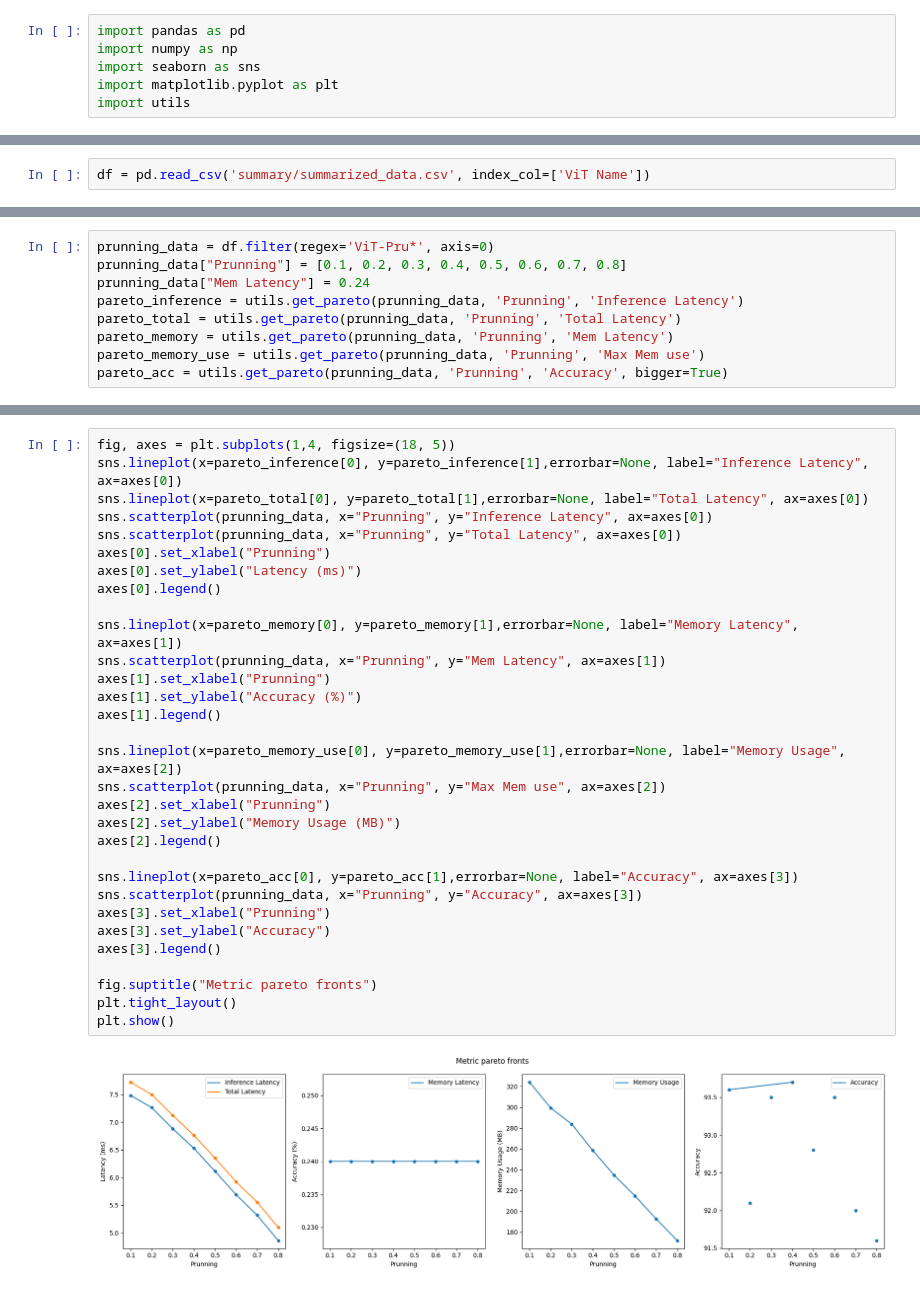
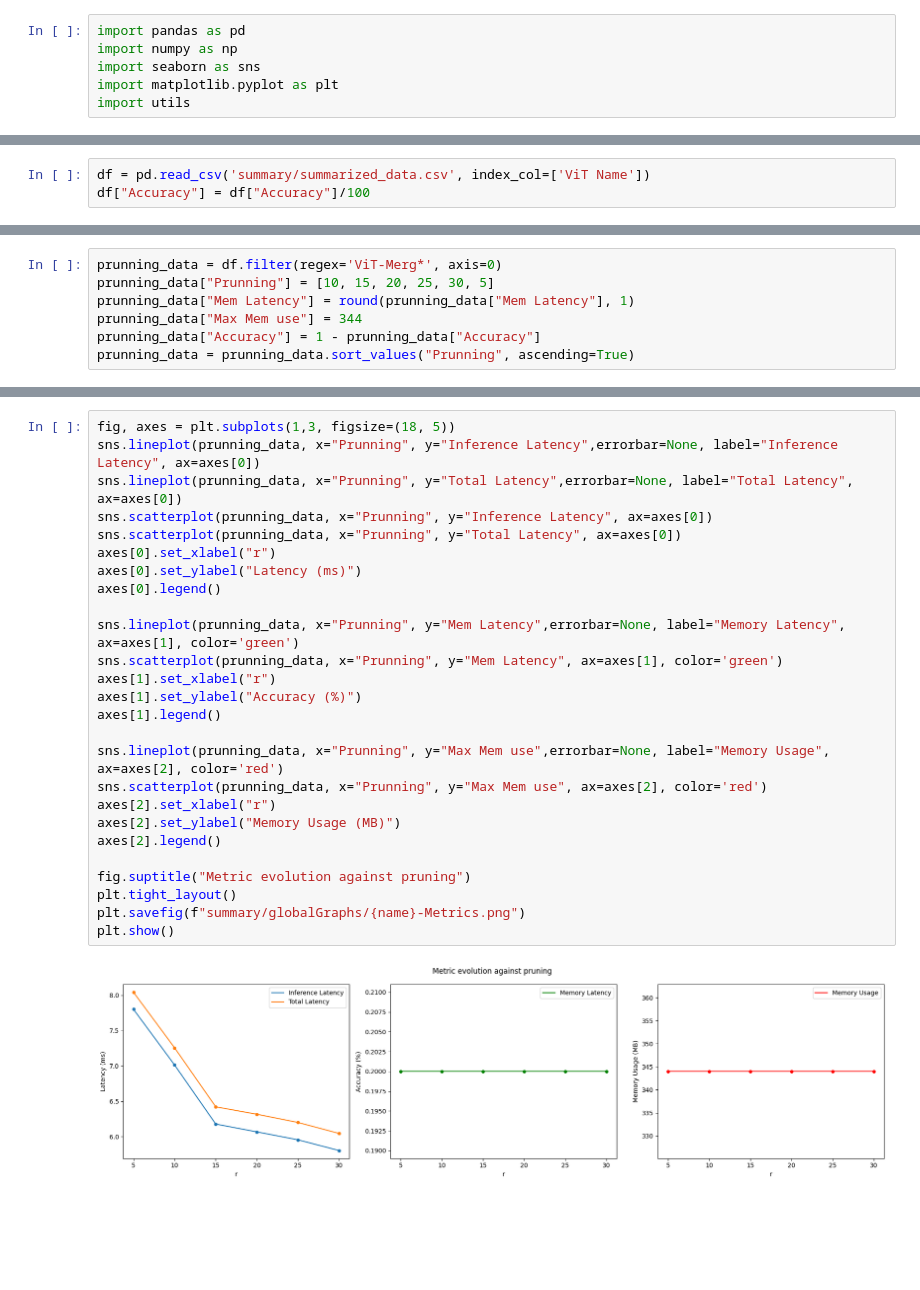
Before and after one commit to Aleixrei73/TFG-Efficient-Vision-Transformer-Inference-on-Edge-Devices, a Jupyter notebook: plotting.ipynb, the cells around one changed output, grey strips where cells are left out. Cells and saved outputs as stored; diff of their text form; blank space fills up the shorter version.

Commit message:
All graphs computed

```diff
--- a/plotting.ipynb
+++ b/plotting.ipynb
@@ -7,2 +9,3 @@ import utils
 # %%
 df = pd.read_csv('summary/summarized_data.csv', index_col=['ViT Name'])
+df["Accuracy"] = df["Accuracy"]/100
@@ -9,12 +16,10 @@ df = pd.read_csv('summary/summarized_data.csv', index_col=['ViT Name'])
 # %%
-prunning_data = df.filter(regex='ViT-Pru*', axis=0)
-prunning_data["Prunning"] = [0.1, 0.2, 0.3, 0.4, 0.5, 0.6, 0.7, 0.8]
-prunning_data["Mem Latency"] = 0.24
-pareto_inference = utils.get_pareto(prunning_data, 'Prunning', 'Inference Latency')
-pareto_total = utils.get_pareto(prunning_data, 'Prunning', 'Total Latency')
-pareto_memory = utils.get_pareto(prunning_data, 'Prunning', 'Mem Latency')
-pareto_memory_use = utils.get_pareto(prunning_data, 'Prunning', 'Max Mem use')
-pareto_acc = utils.get_pareto(prunning_data, 'Prunning', 'Accuracy', bigger=True)
+prunning_data = df.filter(regex='ViT-Merg*', axis=0)
+prunning_data["Prunning"] = [10, 15, 20, 25, 30, 5]
+prunning_data["Mem Latency"] = round(prunning_data["Mem Latency"], 1)
+prunning_data["Max Mem use"] = 344
+prunning_data["Accuracy"] = 1 - prunning_data["Accuracy"]
+prunning_data = prunning_data.sort_values("Prunning", ascending=True)
 # %% [output]
 A value is trying to be set on a copy of a slice from a DataFrame.
 Try using .loc[row_indexer,col_indexer] = value instead
@@ -29,33 +44,28 @@ See the caveats in the documentation: https://pandas.pydata.org/pandas-docs/stab
 # %%
-fig, axes = plt.subplots(1,4, figsize=(18, 5))
-sns.lineplot(x=pareto_inference[0], y=pareto_inference[1],errorbar=None, label="Inference Latency", ax=axes[0])
-sns.lineplot(x=pareto_total[0], y=pareto_total[1],errorbar=None, label="Total Latency", ax=axes[0])
+fig, axes = plt.subplots(1,3, figsize=(18, 5))
+sns.lineplot(prunning_data, x="Prunning", y="Inference Latency",errorbar=None, label="Inference Latency", ax=axes[0])
+sns.lineplot(prunning_data, x="Prunning", y="Total Latency",errorbar=None, label="Total Latency", ax=axes[0])
 sns.scatterplot(prunning_data, x="Prunning", y="Inference Latency", ax=axes[0])
 sns.scatterplot(prunning_data, x="Prunning", y="Total Latency", ax=axes[0])
-axes[0].set_xlabel("Prunning")
+axes[0].set_xlabel("r")
 axes[0].set_ylabel("Latency (ms)")
 axes[0].legend()
 
-sns.lineplot(x=pareto_memory[0], y=pareto_memory[1],errorbar=None, label="Memory Latency", ax=axes[1])
-sns.scatterplot(prunning_data, x="Prunning", y="Mem Latency", ax=axes[1])
-axes[1].set_xlabel("Prunning")
+sns.lineplot(prunning_data, x="Prunning", y="Mem Latency",errorbar=None, label="Memory Latency", ax=axes[1], color='green')
+sns.scatterplot(prunning_data, x="Prunning", y="Mem Latency", ax=axes[1], color='green')
+axes[1].set_xlabel("r")
 axes[1].set_ylabel("Accuracy (%)")
 axes[1].legend()
 
-sns.lineplot(x=pareto_memory_use[0], y=pareto_memory_use[1],errorbar=None, label="Memory Usage", ax=axes[2])
-sns.scatterplot(prunning_data, x="Prunning", y="Max Mem use", ax=axes[2])
-axes[2].set_xlabel("Prunning")
+sns.lineplot(prunning_data, x="Prunning", y="Max Mem use",errorbar=None, label="Memory Usage", ax=axes[2], color='red')
+sns.scatterplot(prunning_data, x="Prunning", y="Max Mem use", ax=axes[2], color='red')
+axes[2].set_xlabel("r")
 axes[2].set_ylabel("Memory Usage (MB)")
 axes[2].legend()
 
-sns.lineplot(x=pareto_acc[0], y=pareto_acc[1],errorbar=None, label="Accuracy", ax=axes[3])
-sns.scatterplot(prunning_data, x="Prunning", y="Accuracy", ax=axes[3])
-axes[3].set_xlabel("Prunning")
-axes[3].set_ylabel("Accuracy")
-axes[3].legend()
-
-fig.suptitle("Metric pareto fronts")
+fig.suptitle("Metric evolution against pruning")
 plt.tight_layout()
+plt.savefig(f"summary/globalGraphs/{name}-Metrics.png")
 plt.show()
 # %% [output]
-[figure, old version]
+[figure, new version]
```
Also changed, not shown: parts of 7 cells of this notebook, 17 other files.
